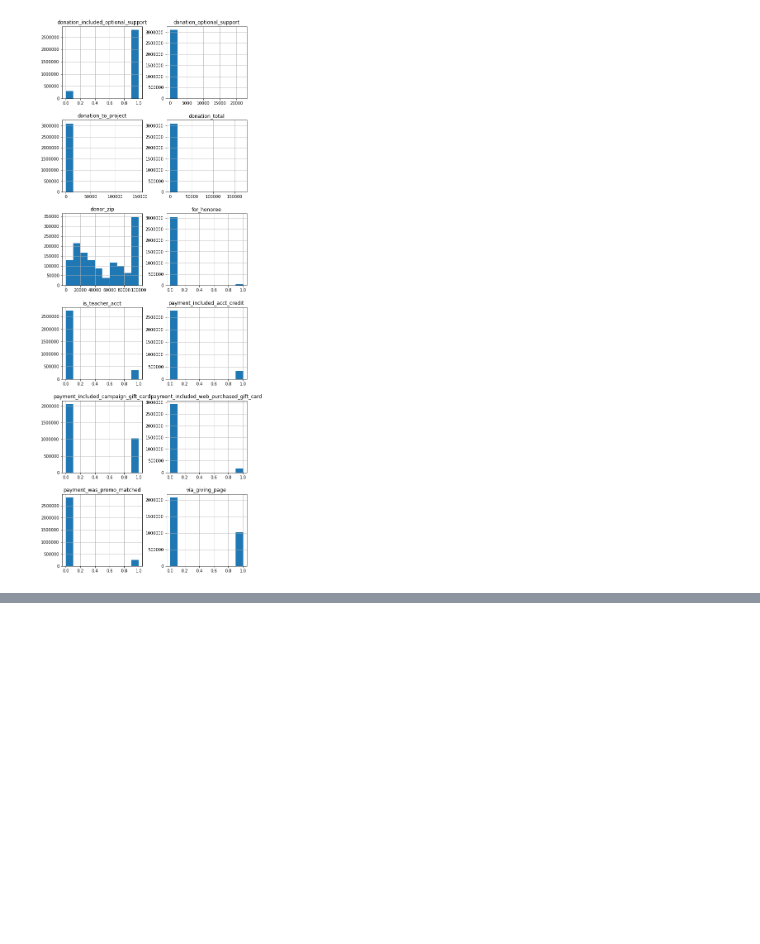
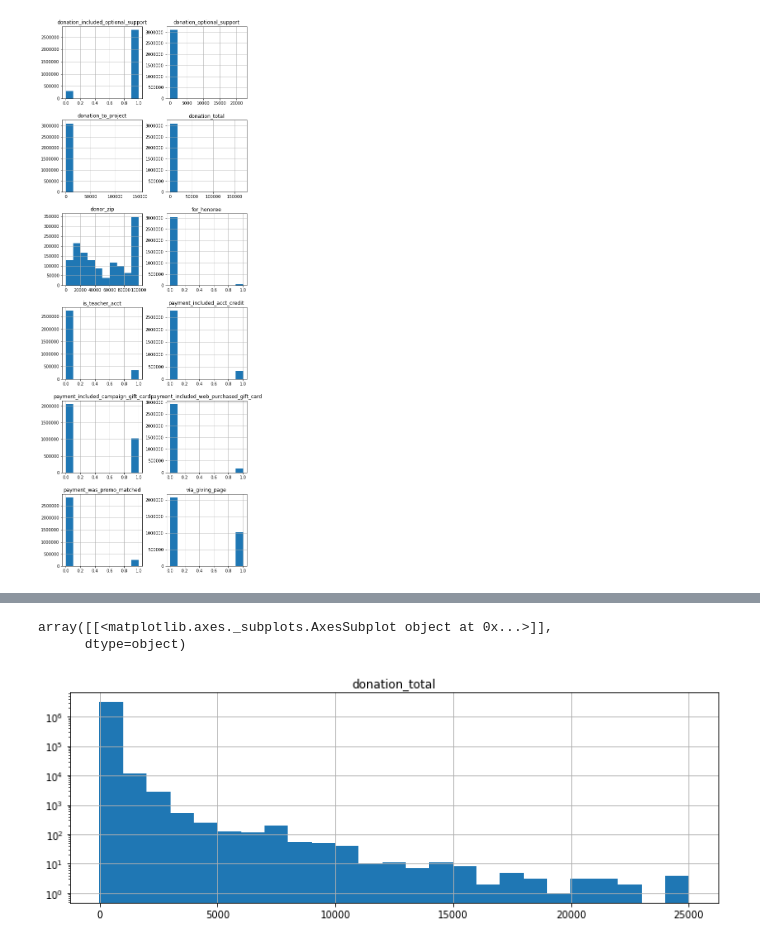
Before and after one commit to xanwich/DSaPP_RA_Project, a Jupyter notebook: Xander Beberman Data Role Assessment.ipynb, the cells around one changed output, grey strips where cells are left out. Drawn from its saved outputs; the diff is of its cells as text; code cells hidden in the pictures; blank space fills up the shorter version.

```diff
--- a/Xander Beberman Data Role Assessment.ipynb
+++ b/Xander Beberman Data Role Assessment.ipynb
@@ -51,0 +98,6 @@ array([[<matplotlib.axes._subplots.AxesSubplot object at 0x...>,
+# %%
+donations.hist(column='donation_total', range=(-10,25000), log=True, figsize=(12,4), bins=25)
+# %% [output]
+array([[<matplotlib.axes._subplots.AxesSubplot object at 0x...>]],
+      dtype=object)
+[figure, added]
```
Also changed, not shown: parts of 5 cells of this notebook, 1 other file.
